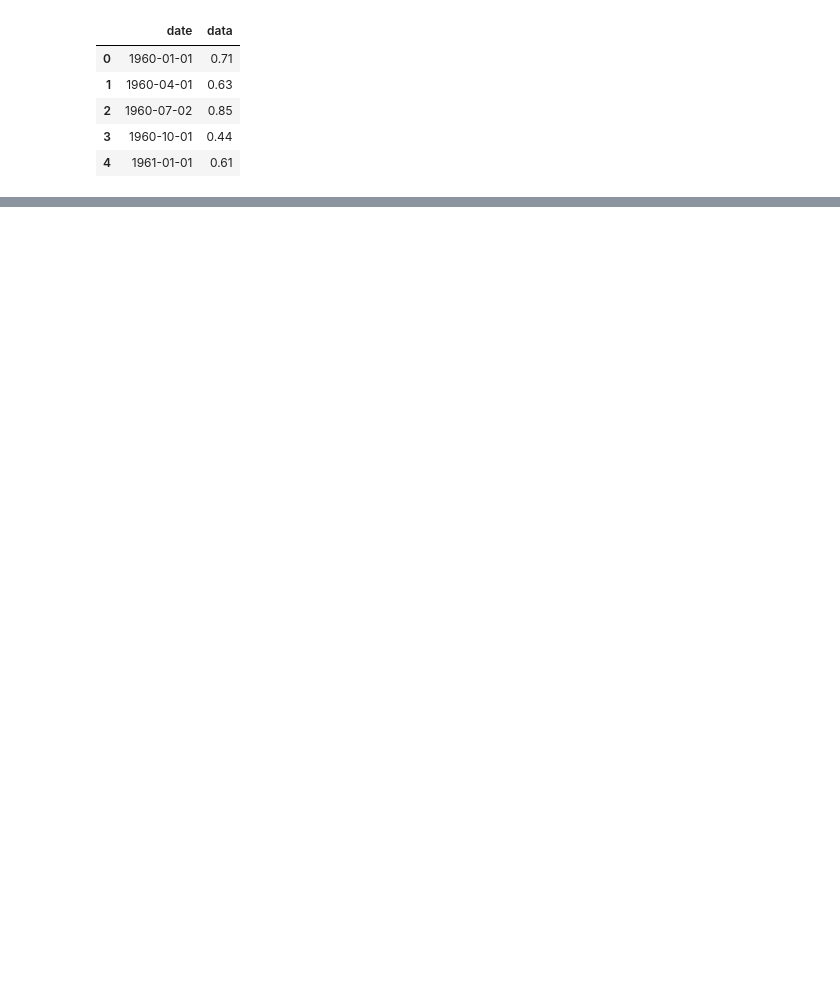
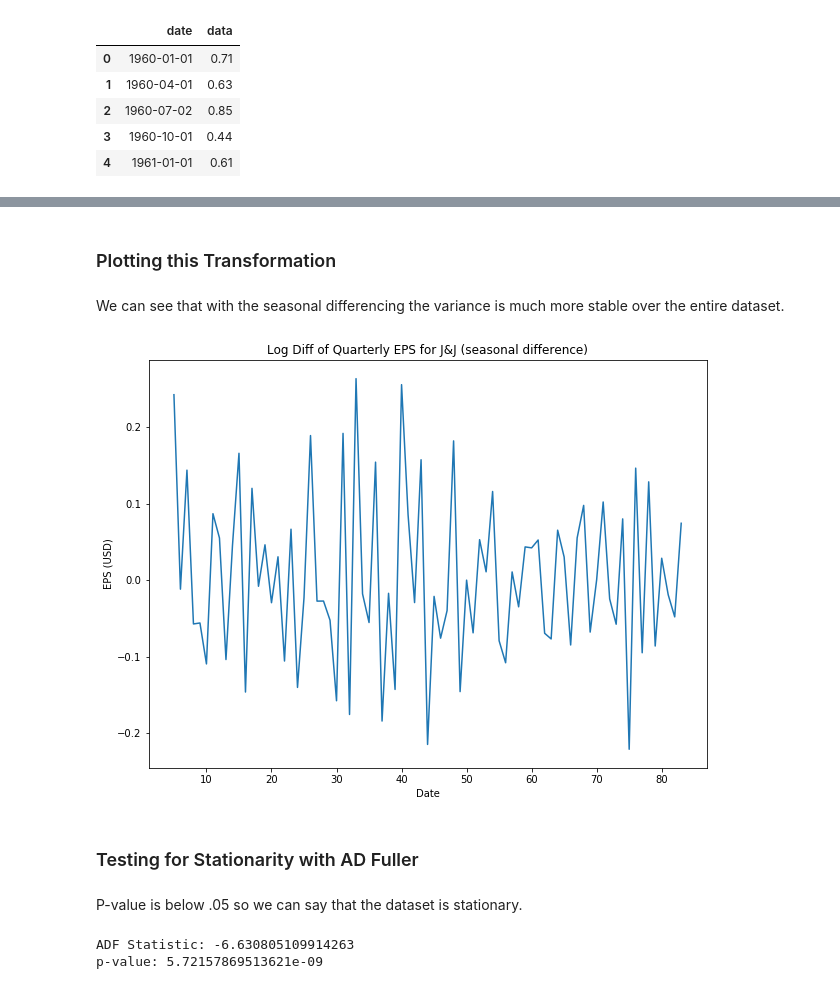
Before and after one commit to jaykayso/AppliedTimeSeriesAnalysisWithPython, a Jupyter notebook: 4_SARIMA.ipynb, the cells around one changed output, grey strips where cells are left out. Saved outputs shown, nothing was run; the diff lists cells and outputs as text; code cells hidden in the pictures; blank space fills up the shorter version.

```diff
--- a/4_SARIMA.ipynb
+++ b/4_SARIMA.ipynb
@@ -36,0 +89,3 @@ data.head()
+# %%
+data['data_tr_2'] = data['data_tr_1'][1:].diff(4)
+data.head(15)
@@ -36,0 +109,23 @@ data.head()
+# %% [markdown]
+### Plotting this Transformation
+# %% [markdown]
+We can see that with the seasonal differencing the variance is much more stable over the entire dataset.
+# %%
+plt.plot(data['data_tr_2'])
+plt.title('Log Diff of Quarterly EPS for J&J (seasonal difference)')
+plt.xlabel('Date')
+plt.ylabel('EPS (USD)')
+plt.show();
+# %% [output]
+[figure, added]
+# %% [markdown]
+### Testing for Stationarity with AD Fuller
+# %% [markdown]
+P-value is below .05 so we can say that the dataset is stationary.
+# %%
+ad_fuller_result = adfuller(data['data_tr_2'][5:])
+print(f'ADF Statistic: {ad_fuller_result[0]}')
+print(f'p-value: {ad_fuller_result[1]}')
+# %% [output]
+ADF Statistic: -6.630805109914263
+p-value: 5.72157869513621e-09
```
Also changed, not shown: parts of 36 cells of this notebook.
